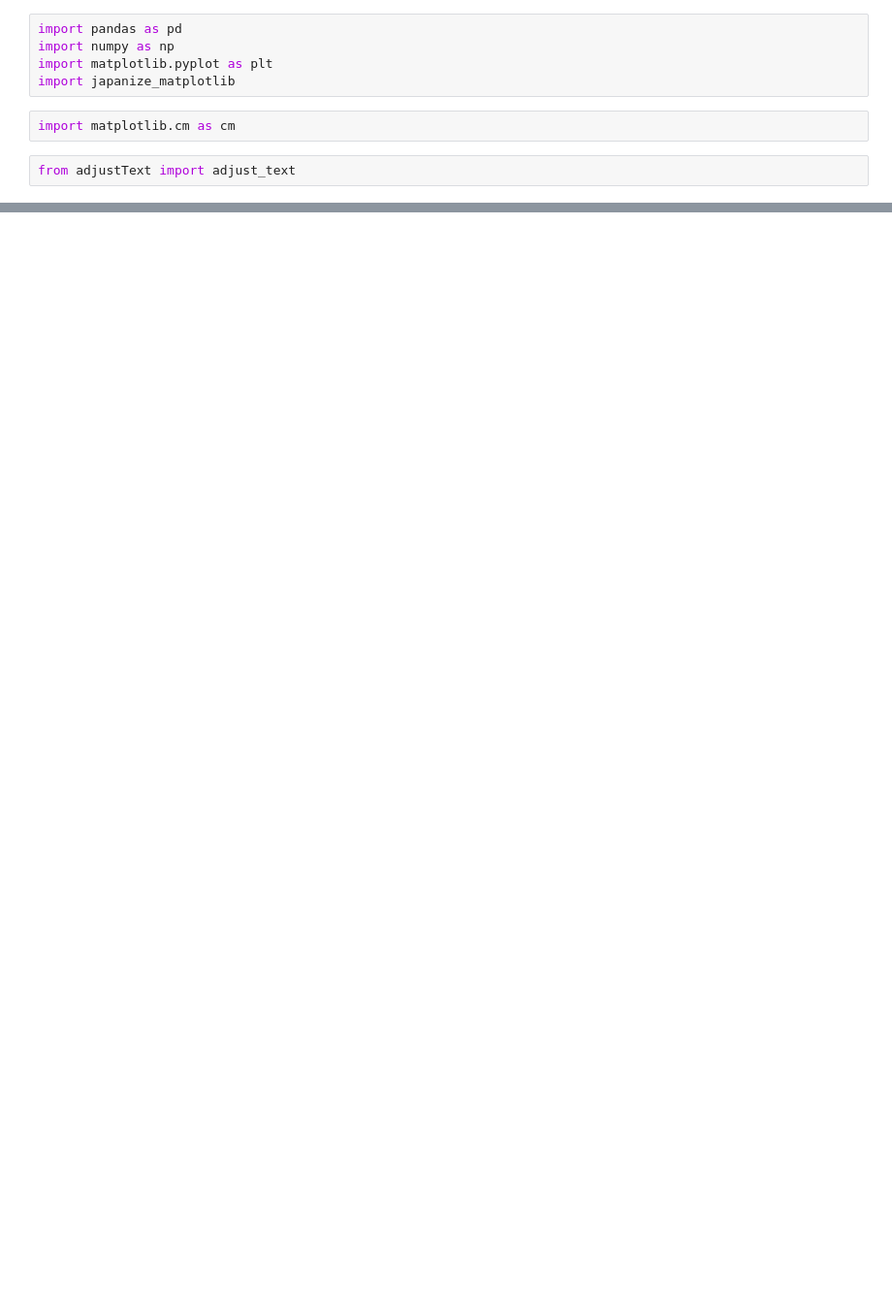
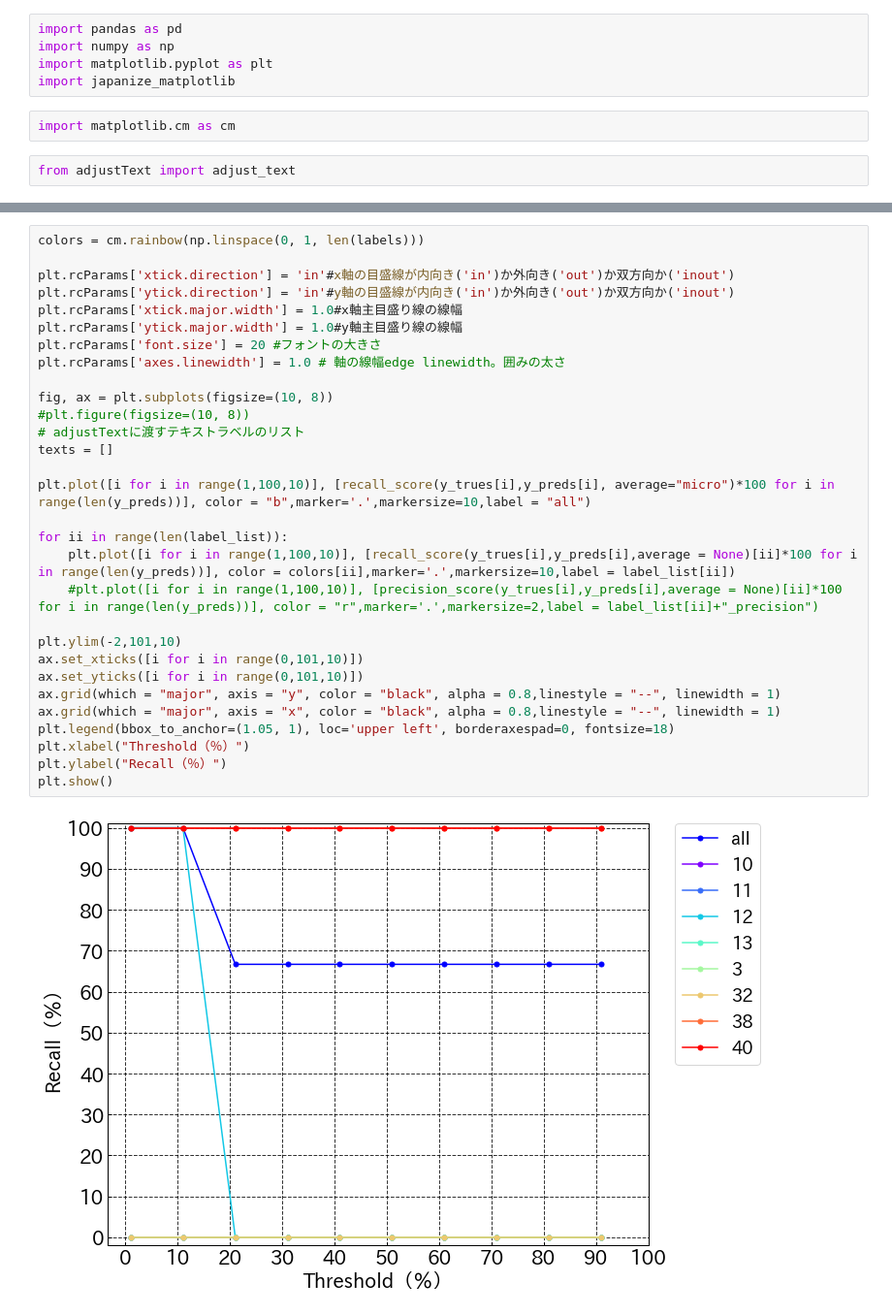
Before and after one commit to sasagg/scripts, a Jupyter notebook: 編集距離の図.ipynb, the cells around one changed output, grey strips where cells are left out. Shown at 97% size. Saved outputs shown, nothing was run; the diff lists cells and outputs as text; blank space fills up the shorter version.

```diff
--- a/編集距離の図.ipynb
+++ b/編集距離の図.ipynb
@@ -50,0 +170,32 @@ plt.show()
+# %%
+colors = cm.rainbow(np.linspace(0, 1, len(labels)))
+
+plt.rcParams['xtick.direction'] = 'in'#x軸の目盛線が内向き('in')か外向き('out')か双方向か('inout')
+plt.rcParams['ytick.direction'] = 'in'#y軸の目盛線が内向き('in')か外向き('out')か双方向か('inout')
+plt.rcParams['xtick.major.width'] = 1.0#x軸主目盛り線の線幅
+plt.rcParams['ytick.major.width'] = 1.0#y軸主目盛り線の線幅
+plt.rcParams['font.size'] = 20 #フォントの大きさ
+plt.rcParams['axes.linewidth'] = 1.0 # 軸の線幅edge linewidth。囲みの太さ
+
+fig, ax = plt.subplots(figsize=(10, 8))
+#plt.figure(figsize=(10, 8))
+# adjustTextに渡すテキストラベルのリスト
+texts = []
+
+plt.plot([i for i in range(1,100,10)], [recall_score(y_trues[i],y_preds[i], average="micro")*100 for i in range(len(y_preds))], color = "b",marker='.',markersize=10,label = "all")
+
+for ii in range(len(label_list)):
+    plt.plot([i for i in range(1,100,10)], [recall_score(y_trues[i],y_preds[i],average = None)[ii]*100 for i in range(len(y_preds))], color = colors[ii],marker='.',markersize=10,label = label_list[ii])
+    #plt.plot([i for i in range(1,100,10)], [precision_score(y_trues[i],y_preds[i],average = None)[ii]*100 for i in range(len(y_preds))], color = "r",marker='.',markersize=2,label = label_list[ii]+"_precision")
+
+plt.ylim(-2,101,10)
+ax.set_xticks([i for i in range(0,101,10)])
+ax.set_yticks([i for i in range(0,101,10)])
+ax.grid(which = "major", axis = "y", color = "black", alpha = 0.8,linestyle = "--", linewidth = 1)
+ax.grid(which = "major", axis = "x", color = "black", alpha = 0.8,linestyle = "--", linewidth = 1)
+plt.legend(bbox_to_anchor=(1.05, 1), loc='upper left', borderaxespad=0, fontsize=18)
+plt.xlabel("Threshold（％）")
+plt.ylabel("Recall（％）")
+plt.show()
+# %% [output]
+[figure, added]
```
Also changed, not shown: parts of 7 cells of this notebook.
